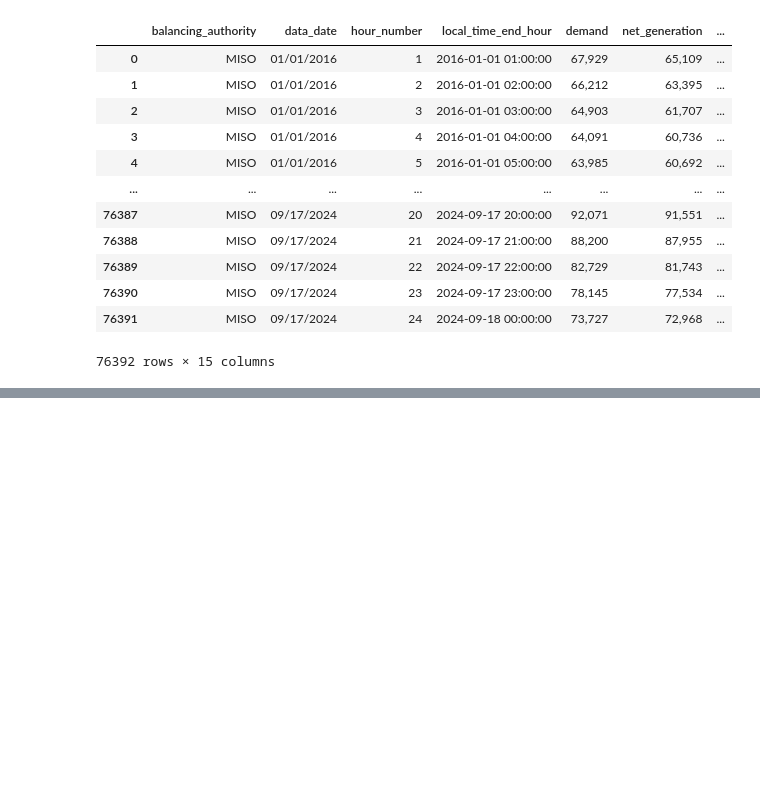
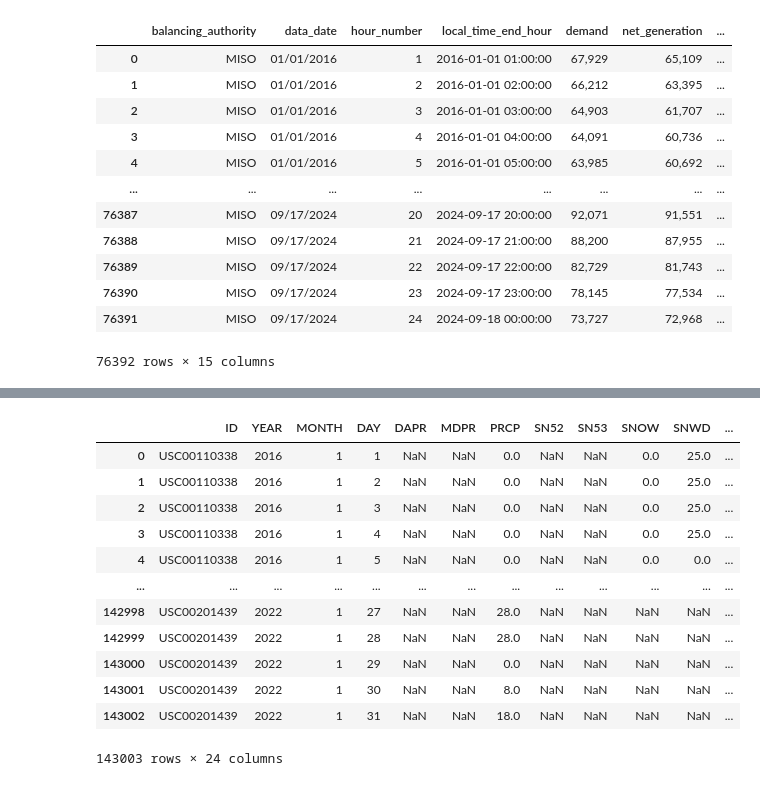
Before and after one commit to lmg1404/Energy-Consumption-Forecasting, a Jupyter notebook: src/notebooks/prototyping.ipynb, the cells around one changed output, grey strips where cells are left out. Cells and saved outputs as stored; diff of their text form; code cells hidden in the pictures; blank space fills up the shorter version.

```diff
--- a/src/notebooks/prototyping.ipynb
+++ b/src/notebooks/prototyping.ipynb
@@ -88,0 +287,51 @@ pd.read_csv("../../data/balance_sheet.csv")
+# %%
+def drop_missing(df: pd.DataFrame) -> pd.DataFrame:
+    # per documentation from NOAA missing values have values of -9999. For ease of dealing with
+    # missing values we will replace these with NaN
+    df2 = df.replace(-9999.0, np.NaN)
+
+    # drop rows with all missing values
+    df2 = df2.dropna(how="all")
+
+    # drop columns with all missing values
+    df2 = df2.dropna(how="all", axis=1)
+
+    return df2
+
+dropped_weather_df = drop_missing(weather_pivot)
+# %%
+def fill_missing(df: pd.DataFrame, limit: int = 7) -> pd.DataFrame:
+    # limit is how many days prior to fill in missing values
+
+    # get list of stations
+    stations = df["ID"].unique().tolist()
+
+    dfs = []
+
+    for station in stations:
+        res = df[df["ID"] == station]
+        res = res.ffill(limit=limit)
+        res = res.bfill(limit=limit)
+        dfs.append(res)
+
+    final_df = pd.concat(dfs, axis=0, ignore_index=True)
+
+    return final_df
+
+weather_filled = fill_missing(dropped_weather_df)
+# %%
+weather_filled
+# %% [output]
+|  | ID | YEAR | MONTH | DAY | DAPR | MDPR | PRCP | SN52 | SN53 | SNOW | SNWD | ... |
+| 0 | USC00110338 | 2016 | 1 | 1 | NaN | NaN | 0.0 | NaN | NaN | 0.0 | 25.0 | ... |
+| 1 | USC00110338 | 2016 | 1 | 2 | NaN | NaN | 0.0 | NaN | NaN | 0.0 | 25.0 | ... |
+| 2 | USC00110338 | 2016 | 1 | 3 | NaN | NaN | 0.0 | NaN | NaN | 0.0 | 25.0 | ... |
+| 3 | USC00110338 | 2016 | 1 | 4 | NaN | NaN | 0.0 | NaN | NaN | 0.0 | 25.0 | ... |
+| 4 | USC00110338 | 2016 | 1 | 5 | NaN | NaN | 0.0 | NaN | NaN | 0.0 | 0.0 | ... |
+| ... | ... | ... | ... | ... | ... | ... | ... | ... | ... | ... | ... | ... |
+| 142998 | USC00201439 | 2022 | 1 | 27 | NaN | NaN | 28.0 | NaN | NaN | NaN | NaN | ... |
+| 142999 | USC00201439 | 2022 | 1 | 28 | NaN | NaN | 28.0 | NaN | NaN | NaN | NaN | ... |
+| 143000 | USC00201439 | 2022 | 1 | 29 | NaN | NaN | 0.0 | NaN | NaN | NaN | NaN | ... |
+| 143001 | USC00201439 | 2022 | 1 | 30 | NaN | NaN | 8.0 | NaN | NaN | NaN | NaN | ... |
+| 143002 | USC00201439 | 2022 | 1 | 31 | NaN | NaN | 18.0 | NaN | NaN | NaN | NaN | ... |
+143003 rows × 24 columns
```
Also changed, not shown: parts of 20 cells of this notebook.
